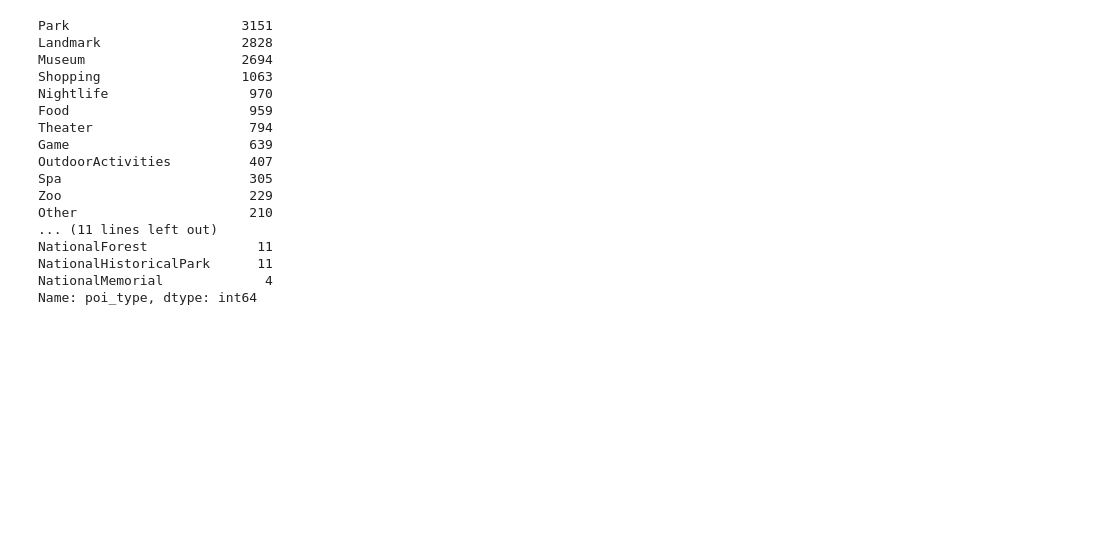
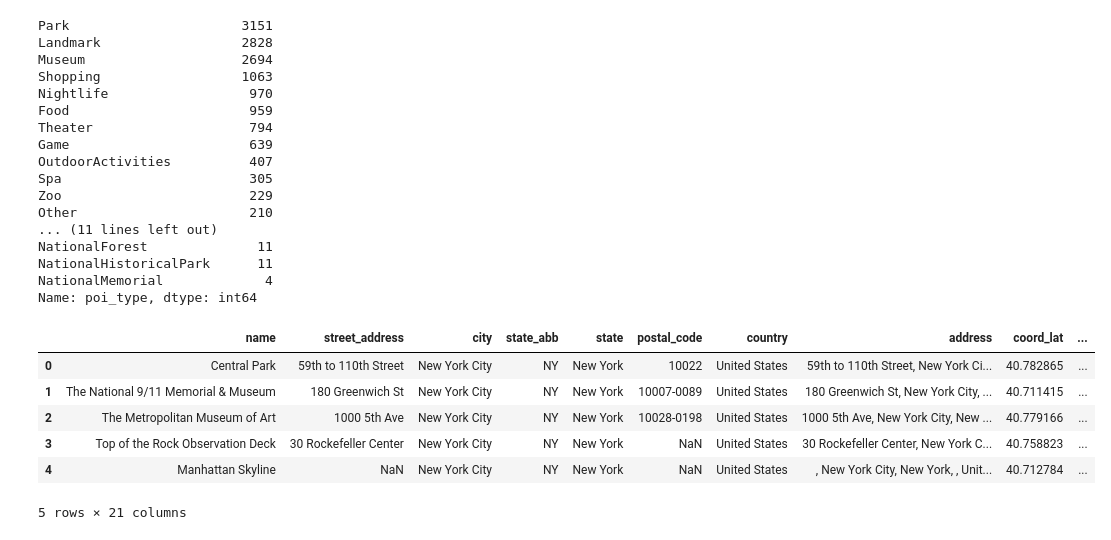
Before and after one commit to kennethcc2005/friends, a Jupyter notebook: Data_Wrangling.ipynb, the cells around one changed output. Cells and saved outputs as stored; diff of their text form; code cells hidden in the pictures; blank space fills up the shorter version.

```diff
--- a/Data_Wrangling.ipynb
+++ b/Data_Wrangling.ipynb
@@ -1321,6 +1302,17 @@ NationalMemorial             4
 Name: poi_type, dtype: int64
 # %%
 new_poi_df.to_csv('new_poi_df.csv')
+# %%
+poi_detail = pd.read_csv('new_poi_df.csv', index_col=0)
+poi_detail.head()
+# %% [output]
+|  | name | street_address | city | state_abb | state | postal_code | country | address | coord_lat | ... |
+| 0 | Central Park | 59th to 110th Street | New York City | NY | New York | 10022 | United States | 59th to 110th Street, New York Ci... | 40.782865 | ... |
+| 1 | The National 9/11 Memorial & Museum | 180 Greenwich St | New York City | NY | New York | 10007-0089 | United States | 180 Greenwich St, New York City, ... | 40.711415 | ... |
+| 2 | The Metropolitan Museum of Art | 1000 5th Ave | New York City | NY | New York | 10028-0198 | United States | 1000 5th Ave, New York City, New ... | 40.779166 | ... |
+| 3 | Top of the Rock Observation Deck | 30 Rockefeller Center | New York City | NY | New York | NaN | United States | 30 Rockefeller Center, New York C... | 40.758823 | ... |
+| 4 | Manhattan Skyline | NaN | New York City | NY | New York | NaN | United States | , New York City, New York, , Unit... | 40.712784 | ... |
+5 rows × 21 columns
 # %%
 for index in new_poi_df.index:
     if str(new_poi_df.raw_visit_length[index]) == 'nan':
```
Also changed, not shown: parts of 3 cells of this notebook, 1 other file.
